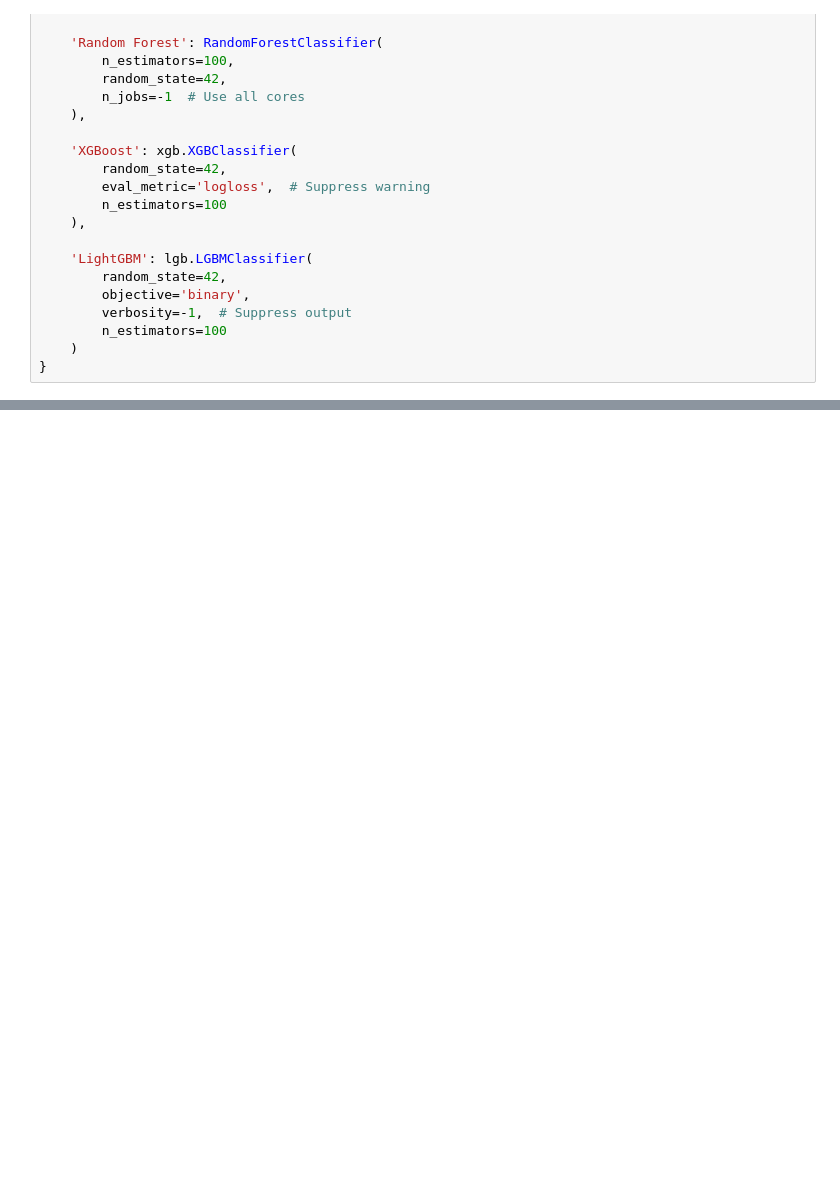
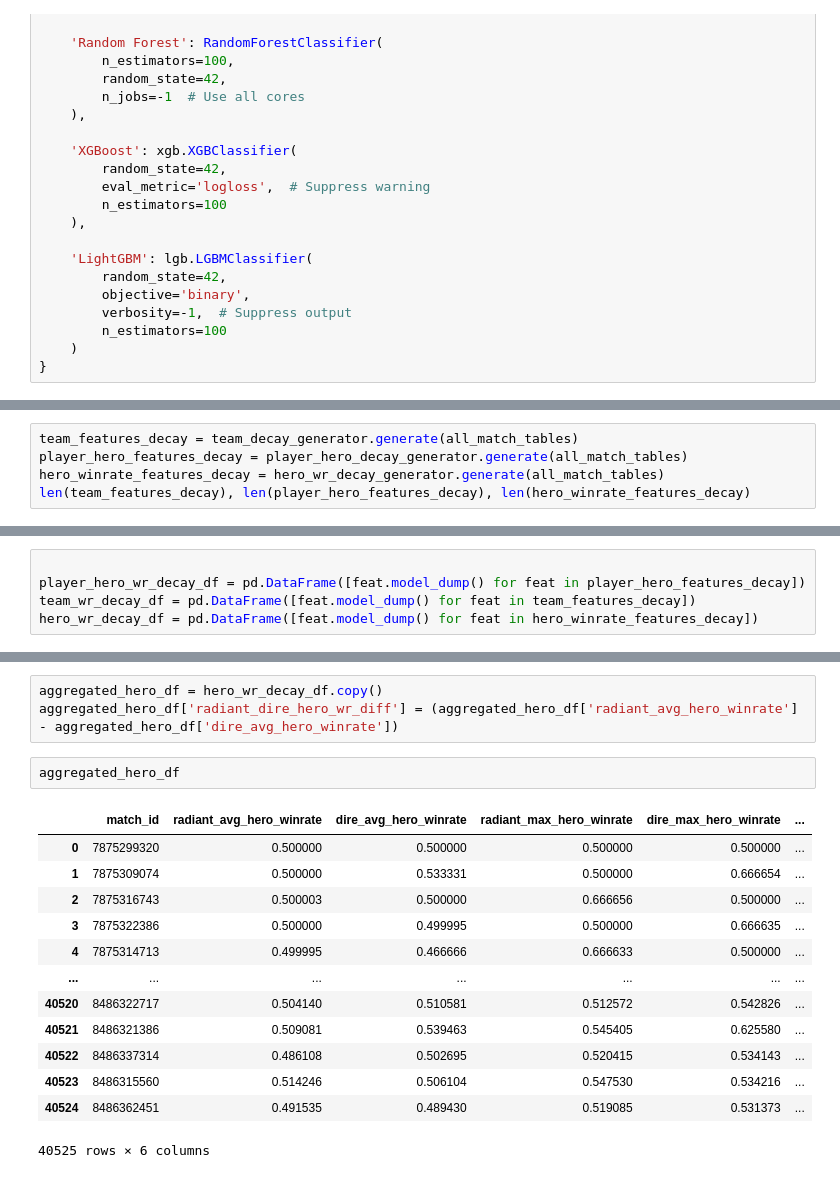
Before and after one commit to Haochen92/dota2pred, a Jupyter notebook: model_factory/notebook/feature_engineering.ipynb, the cells around one changed output, grey strips where cells are left out. Drawn from its saved outputs; the diff is of its cells as text; blank space fills up the shorter version.

```diff
--- a/model_factory/notebook/feature_engineering.ipynb
+++ b/model_factory/notebook/feature_engineering.ipynb
@@ -658,0 +476,5 @@ LightGBM Accuracy: 0.598 (59.8%)
+# %%
+team_features_decay = team_decay_generator.generate(all_match_tables)
+player_hero_features_decay = player_hero_decay_generator.generate(all_match_tables)
+hero_winrate_features_decay = hero_wr_decay_generator.generate(all_match_tables)
+len(team_features_decay), len(player_hero_features_decay), len(hero_winrate_features_decay)
@@ -658,0 +483,5 @@ LightGBM Accuracy: 0.598 (59.8%)
+# %%
+
+player_hero_wr_decay_df = pd.DataFrame([feat.model_dump() for feat in player_hero_features_decay])
+team_wr_decay_df = pd.DataFrame([feat.model_dump() for feat in team_features_decay])
+hero_wr_decay_df = pd.DataFrame([feat.model_dump() for feat in hero_winrate_features_decay])
@@ -658,0 +900,19 @@ LightGBM Accuracy: 0.598 (59.8%)
+# %%
+aggregated_hero_df = hero_wr_decay_df.copy()
+aggregated_hero_df['radiant_dire_hero_wr_diff'] = (aggregated_hero_df['radiant_avg_hero_winrate'] - aggregated_hero_df['dire_avg_hero_winrate'])
+# %%
+aggregated_hero_df
+# %% [output]
+|  | match_id | radiant_avg_hero_winrate | dire_avg_hero_winrate | radiant_max_hero_winrate | dire_max_hero_winrate | ... |
+| 0 | 7875299320 | 0.500000 | 0.500000 | 0.500000 | 0.500000 | ... |
+| 1 | 7875309074 | 0.500000 | 0.533331 | 0.500000 | 0.666654 | ... |
+| 2 | 7875316743 | 0.500003 | 0.500000 | 0.666656 | 0.500000 | ... |
+| 3 | 7875322386 | 0.500000 | 0.499995 | 0.500000 | 0.666635 | ... |
+| 4 | 7875314713 | 0.499995 | 0.466666 | 0.666633 | 0.500000 | ... |
+| ... | ... | ... | ... | ... | ... | ... |
+| 40520 | 8486322717 | 0.504140 | 0.510581 | 0.512572 | 0.542826 | ... |
+| 40521 | 8486321386 | 0.509081 | 0.539463 | 0.545405 | 0.625580 | ... |
+| 40522 | 8486337314 | 0.486108 | 0.502695 | 0.520415 | 0.534143 | ... |
+| 40523 | 8486315560 | 0.514246 | 0.506104 | 0.547530 | 0.534216 | ... |
+| 40524 | 8486362451 | 0.491535 | 0.489430 | 0.519085 | 0.531373 | ... |
+40525 rows × 6 columns
```
Also changed, not shown: parts of 119 cells of this notebook.
